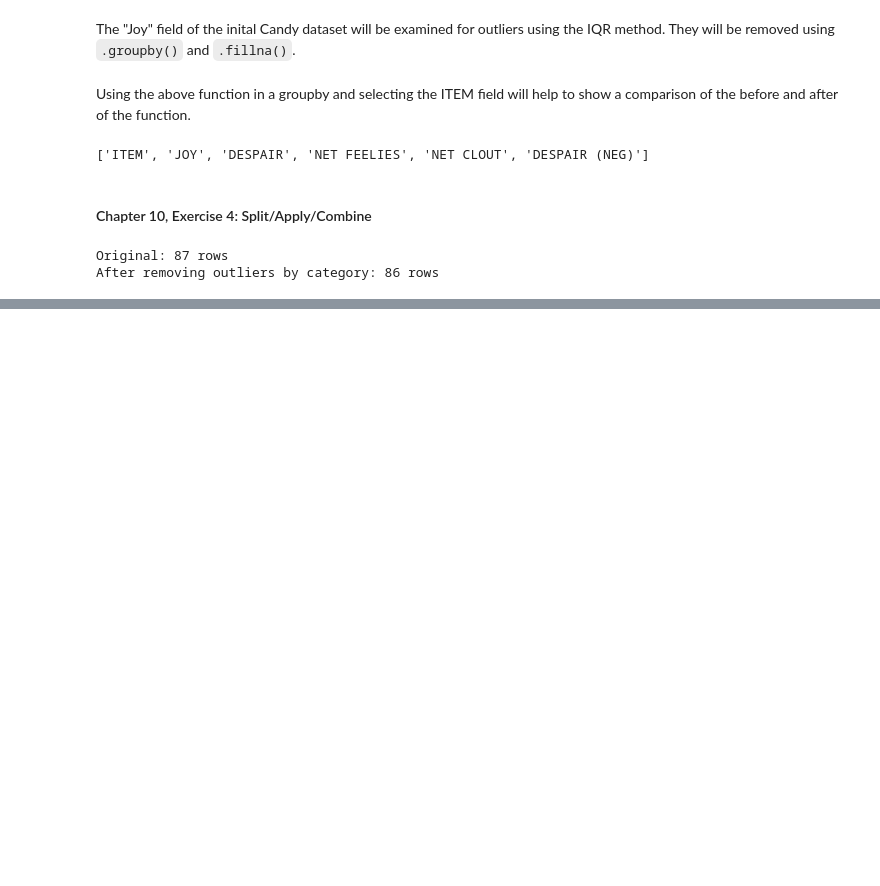
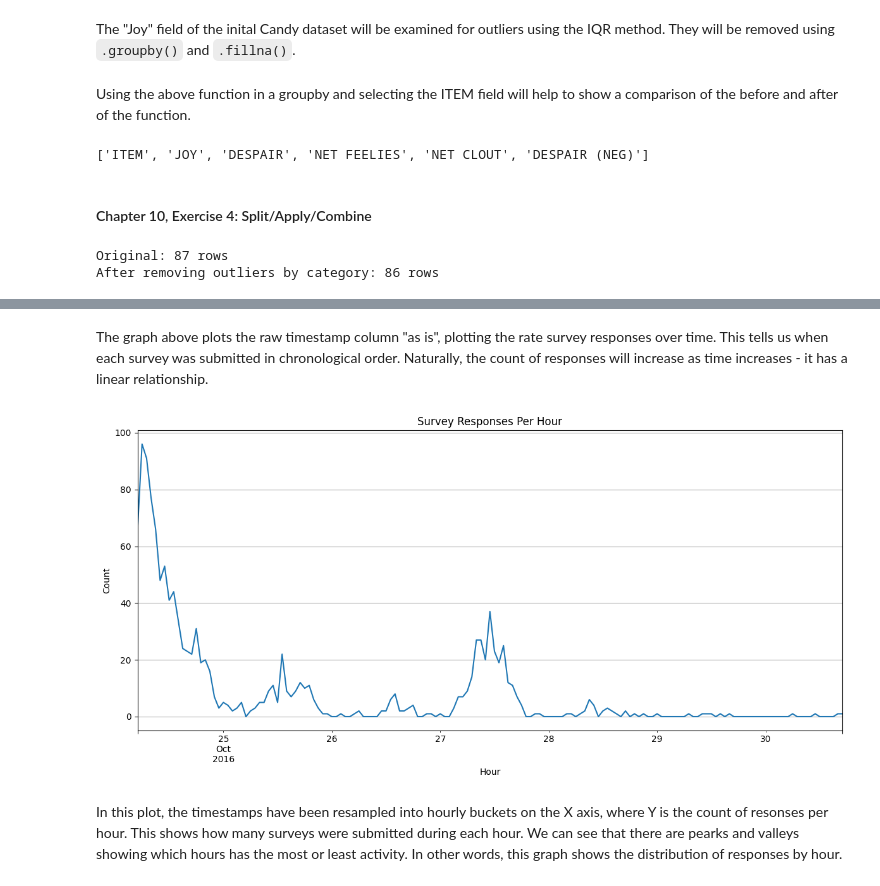
Before and after one commit to jsbwxyz/DSC540, a Jupyter notebook: Weeks7&8-Assignment.ipynb, the cells around one changed output, grey strips where cells are left out. Saved outputs shown, nothing was run; the diff lists cells and outputs as text; code cells hidden in the pictures; blank space fills up the shorter version.

```diff
--- a/Weeks7&8-Assignment.ipynb
+++ b/Weeks7&8-Assignment.ipynb
@@ -219,0 +320,16 @@ After removing outliers by category: 86 rows
+# %% [markdown]
+The graph above plots the raw timestamp column "as is", plotting the rate survey responses over time. This tells us when each survey was submitted in chronological order. Naturally, the count of responses will increase as time increases - it has a linear relationship.
+# %%
+# Plot
+hourly_counts.plot(kind='line', figsize=(12, 6))
+plt.title('Survey Responses Per Hour')
+plt.xlabel('Hour')
+plt.ylabel('Count')
+plt.grid(True)
+plt.xticks(rotation=45)
+plt.tight_layout()
+plt.show()
+# %% [output]
+[figure, added]
+# %% [markdown]
+In this plot, the timestamps have been resampled into hourly buckets on the X axis, where Y is the count of resonses per hour. This shows how many surveys were submitted during each hour. We can see that there are pearks and valleys showing which hours has the most or least activity. In other words, this graph shows the distribution of responses by hour.
```
Also changed, not shown: parts of 17 cells of this notebook, 1 other file.
